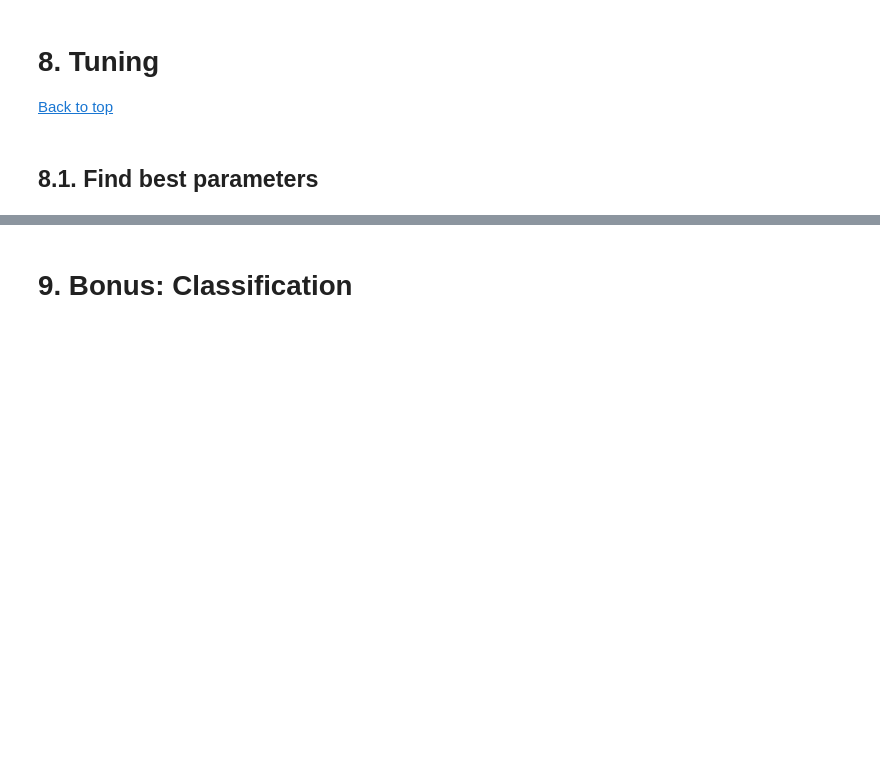
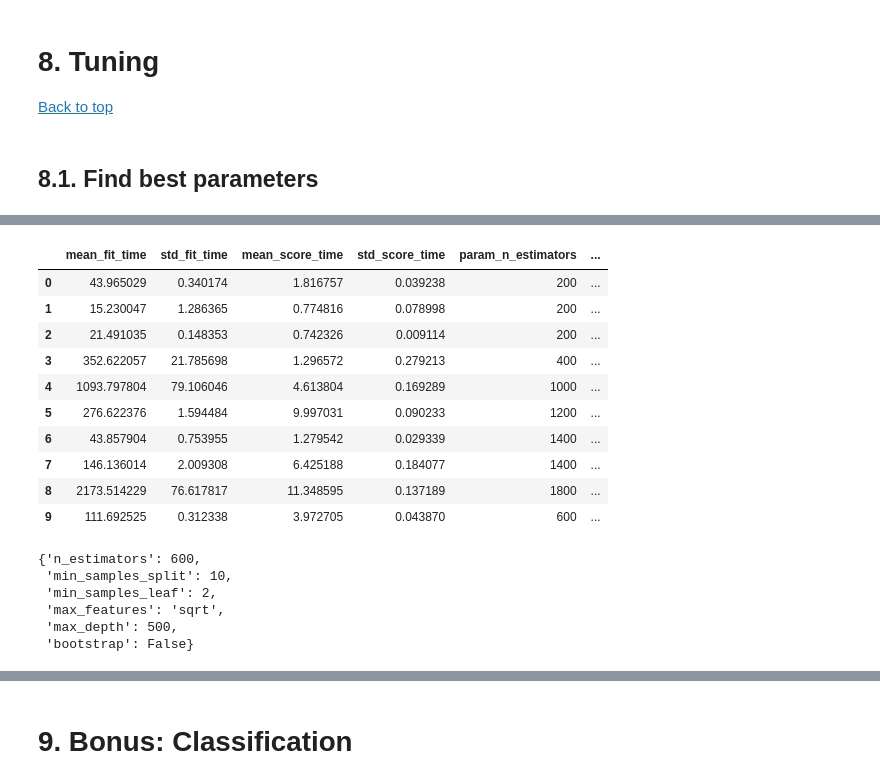
Before and after one commit to mcarhuasn/MasterDS-NewYorkTaxiAnalysis, a Jupyter notebook: Presentable notebook.ipynb, the cells around one changed output, grey strips where cells are left out. Drawn from its saved outputs; the diff is of its cells as text; code cells hidden in the pictures; blank space fills up the shorter version.

```diff
--- a/Presentable notebook.ipynb
+++ b/Presentable notebook.ipynb
@@ -1080,3 +1081,28 @@ result_table.sort_values(['MAE','RMSE','R2'])
 [Back to top](#table_of_contents)
 # %% [markdown]
 ## 8.1. Find best parameters
+# %%
+# Number of trees in random forest
+n_estimators = [int(x) for x in np.linspace(start = 200, stop = 2000, num = 10)]
+# Number of features to consider at every split
+max_features = ['auto', 'sqrt']
+# Maximum number of levels in tree
+max_depth = [10,20,50,100,150,200,300,500]
+max_depth.append(None)
+# Minimum number of samples required to split a node
+min_samples_split = [2, 5, 10, 20, 40]
+# Minimum number of samples required at each leaf node
+min_samples_leaf = [1, 2, 4, 10, 20]
+# Method of selecting samples for training each tree
+bootstrap = [True, False]
+# %%
+import pprint as pp
+
+# Create the random grid
+random_grid = {'n_estimators': n_estimators,
+               'max_features': max_features,
+               'max_depth': max_depth,
+               'min_samples_split': min_samples_split,
+               'min_samples_leaf': min_samples_leaf,
+               'bootstrap': bootstrap}
+pp.pprint(random_grid)
@@ -1082,0 +1116,17 @@ result_table.sort_values(['MAE','RMSE','R2'])
+# %%
+from sklearn.model_selection import RandomizedSearchCV
+
+rf = RandomForestRegressor()
+
+rf_random = RandomizedSearchCV(estimator = rf,
+                               param_distributions = random_grid,
+                               n_iter = 10,
+                               cv = 3,
+                               verbose=2,
+                               #n_jobs = -1,
+                               random_state=42)
+
+# Fit the random search model
+rf_random.fit(X_train, y_train)
+
+performances = pd.DataFrame.from_dict(rf_random.cv_results_)
@@ -1082,0 +1158,23 @@ result_table.sort_values(['MAE','RMSE','R2'])
+# %%
+performances
+# %% [output]
+|  | mean_fit_time | std_fit_time | mean_score_time | std_score_time | param_n_estimators | ... |
+| 0 | 43.965029 | 0.340174 | 1.816757 | 0.039238 | 200 | ... |
+| 1 | 15.230047 | 1.286365 | 0.774816 | 0.078998 | 200 | ... |
+| 2 | 21.491035 | 0.148353 | 0.742326 | 0.009114 | 200 | ... |
+| 3 | 352.622057 | 21.785698 | 1.296572 | 0.279213 | 400 | ... |
+| 4 | 1093.797804 | 79.106046 | 4.613804 | 0.169289 | 1000 | ... |
+| 5 | 276.622376 | 1.594484 | 9.997031 | 0.090233 | 1200 | ... |
+| 6 | 43.857904 | 0.753955 | 1.279542 | 0.029339 | 1400 | ... |
+| 7 | 146.136014 | 2.009308 | 6.425188 | 0.184077 | 1400 | ... |
+| 8 | 2173.514229 | 76.617817 | 11.348595 | 0.137189 | 1800 | ... |
+| 9 | 111.692525 | 0.312338 | 3.972705 | 0.043870 | 600 | ... |
+# %%
+rf_random.best_params_
+# %% [output]
+{'n_estimators': 600,
+ 'min_samples_split': 10,
+ 'min_samples_leaf': 2,
+ 'max_features': 'sqrt',
+ 'max_depth': 500,
+ 'bootstrap': False}
```
Also changed, not shown: parts of 20 cells of this notebook.
